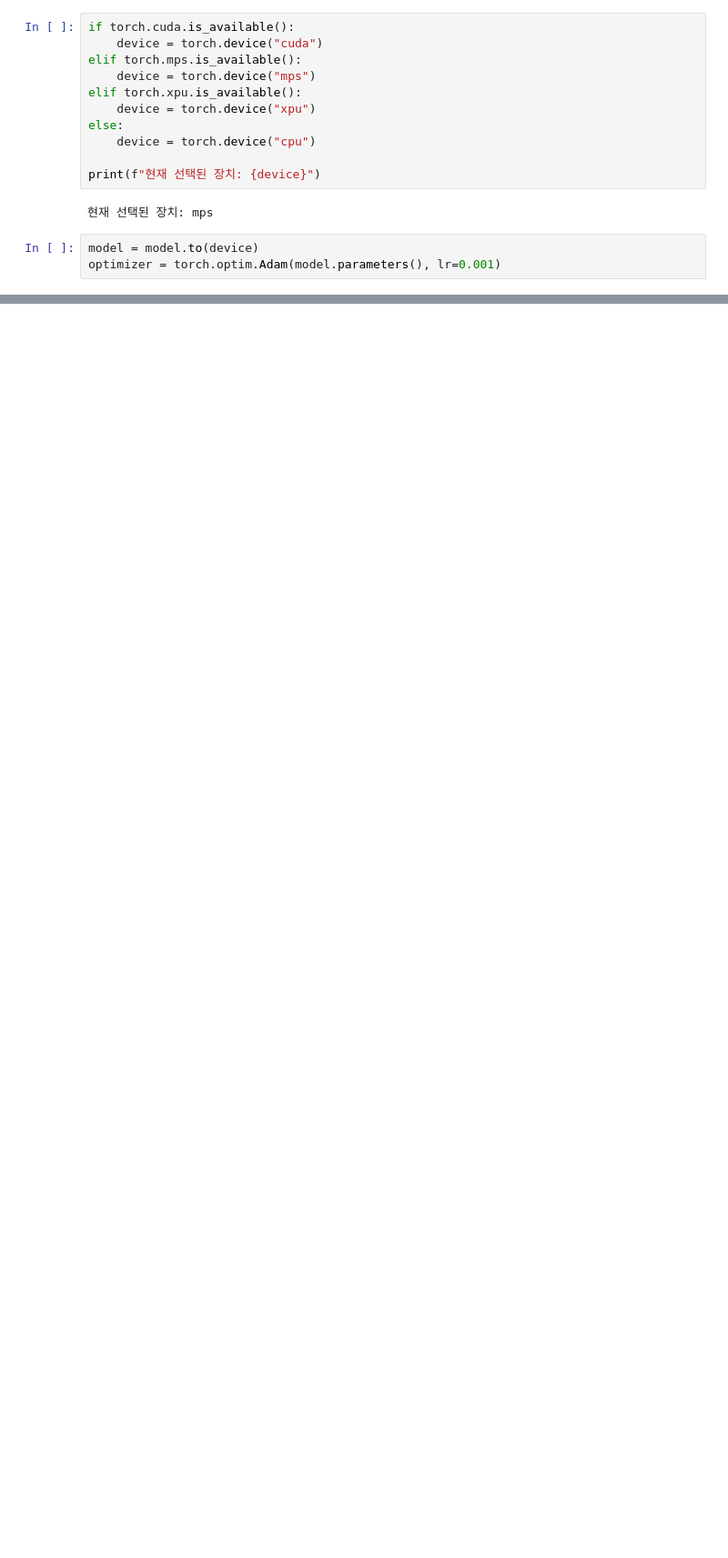
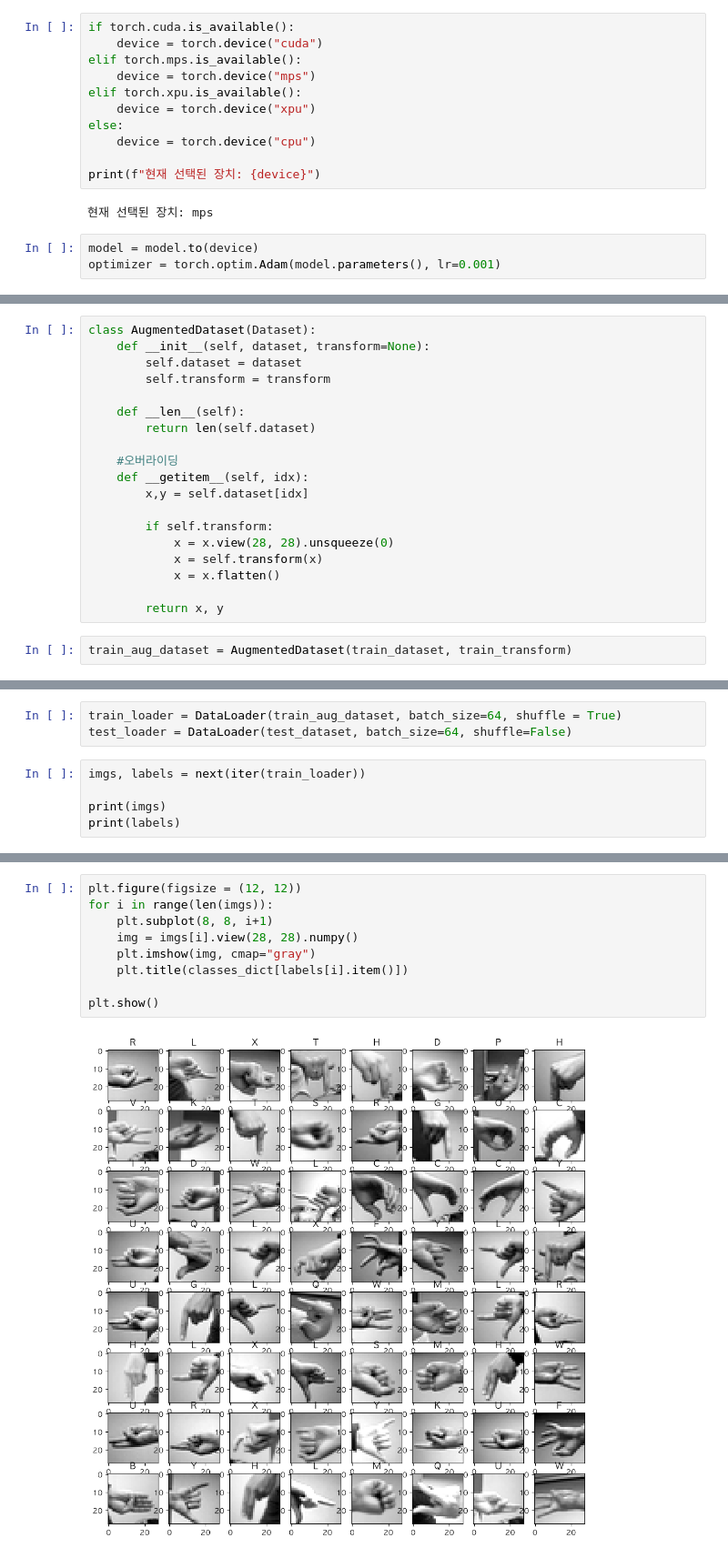
Before and after one commit to chaejinseong/kdt_study, a Jupyter notebook: ml/workspace/13. 데이터 증강 실습(수어데이터셋).ipynb, the cells around one changed output, grey strips where cells are left out. Shown at 91% size. Cells and saved outputs as stored; diff of their text form; blank space fills up the shorter version.

```diff
--- a/ml/workspace/13. 데이터 증강 실습(수어데이터셋).ipynb
+++ b/ml/workspace/13. 데이터 증강 실습(수어데이터셋).ipynb
@@ -299,0 +329,21 @@ Epoch: 29/50 | Train Loss: 2.0754 | Train Acc: 42.21%
+# %%
+class AugmentedDataset(Dataset):
+    def __init__(self, dataset, transform=None):
+        self.dataset = dataset
+        self.transform = transform
+
+    def __len__(self):
+        return len(self.dataset)
+
+    #오버라이딩
+    def __getitem__(self, idx):
+        x,y = self.dataset[idx]
+
+        if self.transform:
+            x = x.view(28, 28).unsqueeze(0)
+            x = self.transform(x)
+            x = x.flatten()
+
+        return x, y
+# %%
+train_aug_dataset = AugmentedDataset(train_dataset, train_transform)
@@ -299,0 +352,8 @@ Epoch: 29/50 | Train Loss: 2.0754 | Train Acc: 42.21%
+# %%
+train_loader = DataLoader(train_aug_dataset, batch_size=64, shuffle = True)
+test_loader = DataLoader(test_dataset, batch_size=64, shuffle=False)
+# %%
+imgs, labels = next(iter(train_loader))
+
+print(imgs)
+print(labels)
@@ -299,0 +372,11 @@ Epoch: 29/50 | Train Loss: 2.0754 | Train Acc: 42.21%
+# %%
+plt.figure(figsize = (12, 12))
+for i in range(len(imgs)):
+    plt.subplot(8, 8, i+1)
+    img = imgs[i].view(28, 28).numpy()
+    plt.imshow(img, cmap="gray")
+    plt.title(classes_dict[labels[i].item()])
+
+plt.show()
+# %% [output]
+[figure, added]
```
Also changed, not shown: parts of 21 cells of this notebook, 2 other files.
